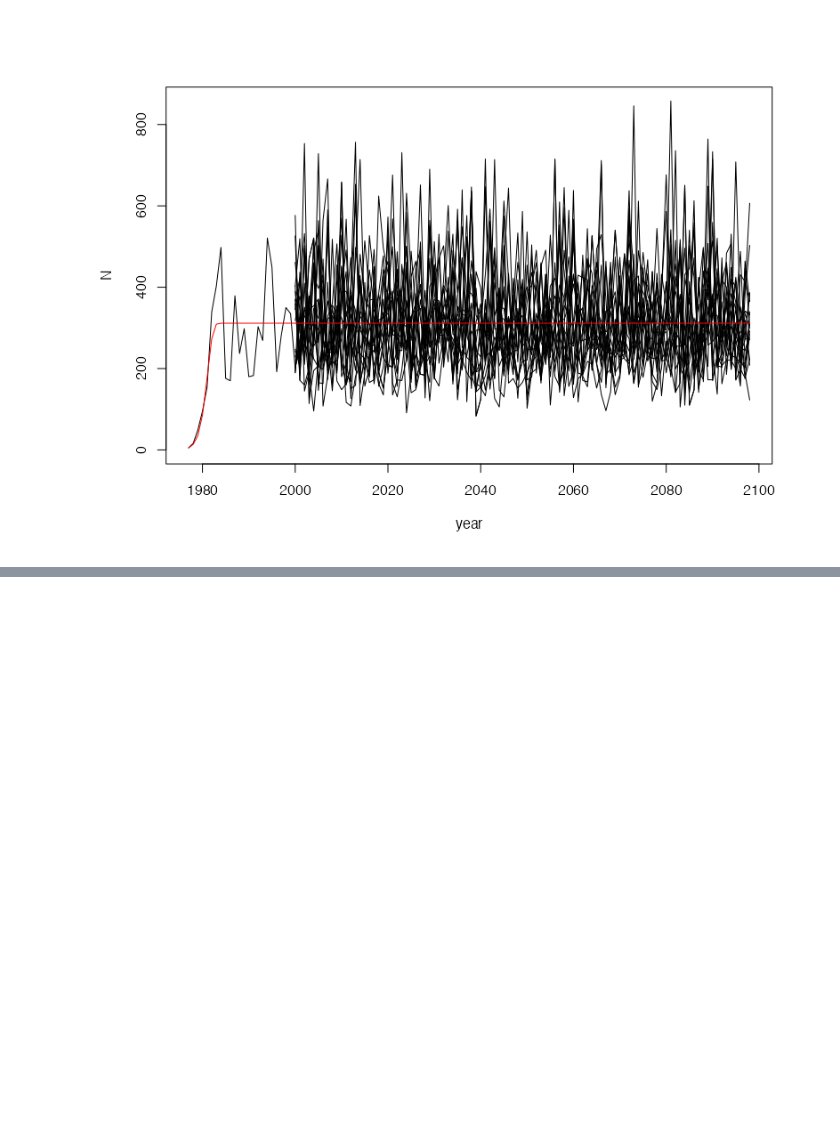
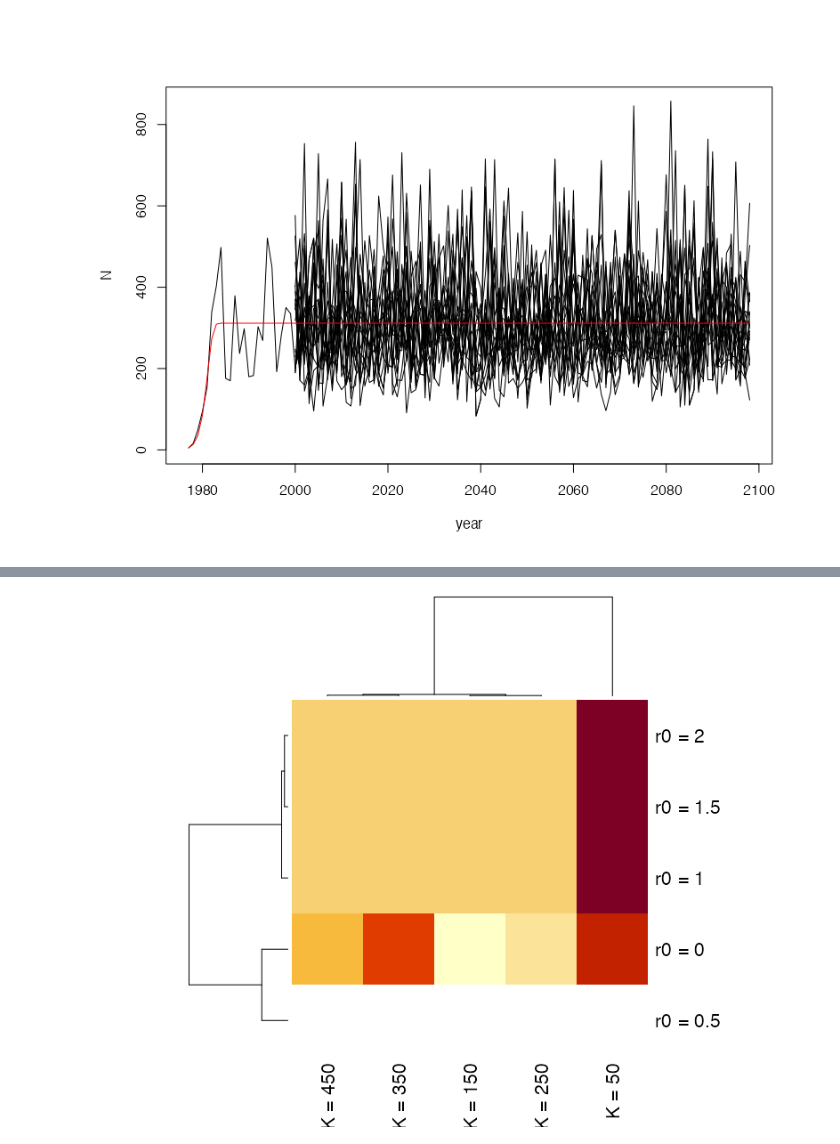
Before and after one commit to otodreas/BIOS13-Coursework, a Jupyter notebook: Exercises/Model_Fitting/Exercise.ipynb, the cells around one changed output, grey strips where cells are left out. Saved outputs shown, nothing was run; the diff lists cells and outputs as text; code cells hidden in the pictures; blank space fills up the shorter version.

```diff
--- a/Exercises/Model_Fitting/Exercise.ipynb
+++ b/Exercises/Model_Fitting/Exercise.ipynb
@@ -367,0 +368,29 @@ Extinction risk: 12.2%
+# %%
+## 4. Plot extinction risk as a function of multiple parameter values
+
+range <- 5
+
+r0_range <- seq(0, 2, length.out = range)
+K_range <- seq(50, 450, length.out = range)
+n_realizations <- 1000
+extinction_rates_df <- data.frame()
+extinction_rates_m <- matrix(nrow = range, ncol = range, dimnames = list(r0_range, K_range))
+rownames(extinction_rates_m) <- paste0("r0 = ", r0_range)
+colnames(extinction_rates_m) <- paste0("K = ", K_range)
+
+for (i in seq_along(r0_range)) {
+  for (j in seq_along(K_range)) {
+    extinct <- 0
+    params <- c(r0_range[i], K_range[j])
+    for (k in 1:(n_realizations)) {
+      extinct <- (extinct + n_yr_sim(100, F, init_data, params, pred_sd, return_extinct = T))  # Update extinction rate
+    }
+    extinct_rate <- extinct / n_realizations
+    row <- c(params, extinct_rate)
+    extinction_rates_df <- rbind(extinction_rates_df, row)
+    extinction_rates_m[i,j] <- extinct_rate
+  }
+}
+names(extinction_rates_df) <- c("r0", "K", "Extinction_rate")
+print(extinction_rates_m)
+print(extinction_rates_df)
@@ -367,0 +438,4 @@ Extinction risk: 12.2%
+# %%
+heatmap(extinction_rates_m)
+# %% [output]
+[figure, added]
```
Also changed, not shown: parts of 3 cells of this notebook.
